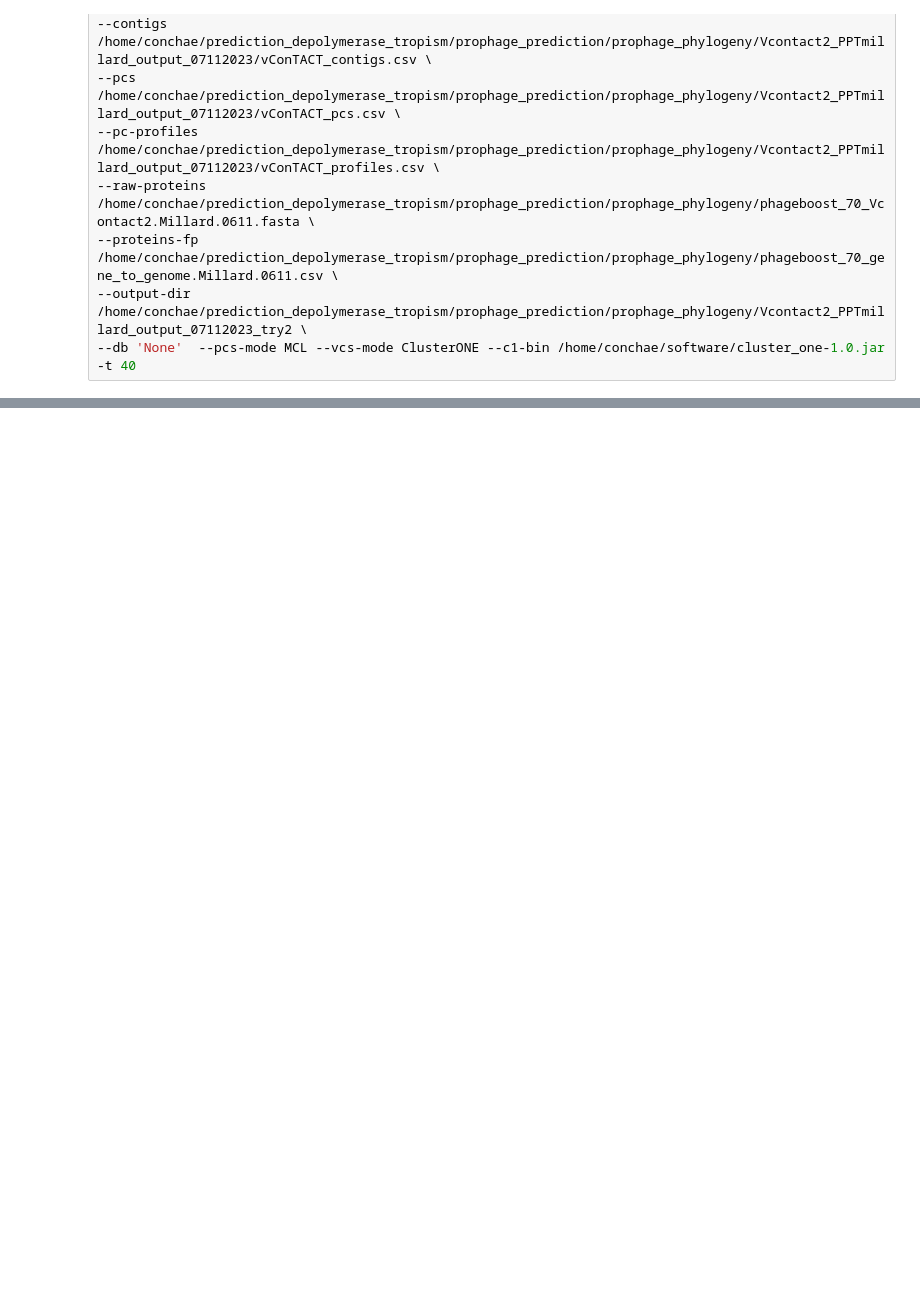
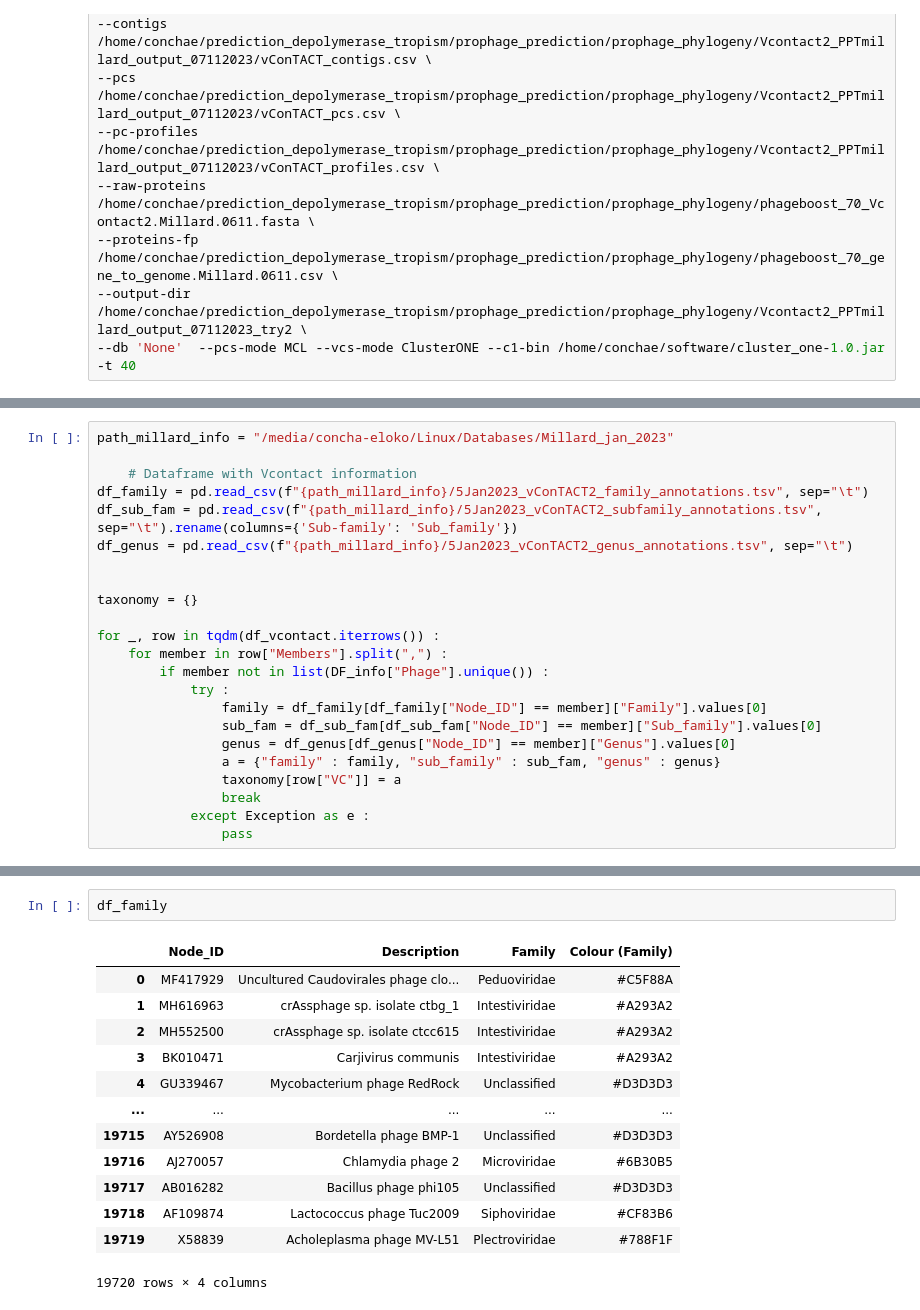
Before and after one commit to conchaeloko/Klebsiella_TropiSEARCH, a Jupyter notebook: scripts/B4.Prophage_Phylogeny.try2.ipynb, the cells around one changed output, grey strips where cells are left out. Cells and saved outputs as stored; diff of their text form; blank space fills up the shorter version.

```diff
--- a/scripts/B4.Prophage_Phylogeny.try2.ipynb
+++ b/scripts/B4.Prophage_Phylogeny.try2.ipynb
@@ -244,0 +220,23 @@ for index, line in vcontact2_results.iterrows():
+# %%
+path_millard_info = "/media/concha-eloko/Linux/Databases/Millard_jan_2023"
+
+    # Dataframe with Vcontact information
+df_family = pd.read_csv(f"{path_millard_info}/5Jan2023_vConTACT2_family_annotations.tsv", sep="\t")
+df_sub_fam = pd.read_csv(f"{path_millard_info}/5Jan2023_vConTACT2_subfamily_annotations.tsv", sep="\t").rename(columns={'Sub-family': 'Sub_family'})
+df_genus = pd.read_csv(f"{path_millard_info}/5Jan2023_vConTACT2_genus_annotations.tsv", sep="\t")
+
+
+taxonomy = {}
+
+for _, row in tqdm(df_vcontact.iterrows()) :
+    for member in row["Members"].split(",") :
+        if member not in list(DF_info["Phage"].unique()) :
+            try :
+                family = df_family[df_family["Node_ID"] == member]["Family"].values[0]
+                sub_fam = df_sub_fam[df_sub_fam["Node_ID"] == member]["Sub_family"].values[0]
+                genus = df_genus[df_genus["Node_ID"] == member]["Genus"].values[0]
+                a = {"family" : family, "sub_family" : sub_fam, "genus" : genus}
+                taxonomy[row["VC"]] = a
+                break
+            except Exception as e :
+                pass
@@ -244,0 +263,16 @@ for index, line in vcontact2_results.iterrows():
+# %%
+df_family
+# %% [output]
+|  | Node_ID | Description | Family | Colour (Family) |
+| 0 | MF417929 | Uncultured Caudovirales phage clo... | Peduoviridae | #C5F88A |
+| 1 | MH616963 | crAssphage sp. isolate ctbg_1 | Intestiviridae | #A293A2 |
+| 2 | MH552500 | crAssphage sp. isolate ctcc615 | Intestiviridae | #A293A2 |
+| 3 | BK010471 | Carjivirus communis | Intestiviridae | #A293A2 |
+| 4 | GU339467 | Mycobacterium phage RedRock | Unclassified | #D3D3D3 |
+| ... | ... | ... | ... | ... |
+| 19715 | AY526908 | Bordetella phage BMP-1 | Unclassified | #D3D3D3 |
+| 19716 | AJ270057 | Chlamydia phage 2 | Microviridae | #6B30B5 |
+| 19717 | AB016282 | Bacillus phage phi105 | Unclassified | #D3D3D3 |
+| 19718 | AF109874 | Lactococcus phage Tuc2009 | Siphoviridae | #CF83B6 |
+| 19719 | X58839 | Acholeplasma phage MV-L51 | Plectroviridae | #788F1F |
+19720 rows × 4 columns
```
Also changed, not shown: parts of 13 cells of this notebook, 22 other files.
